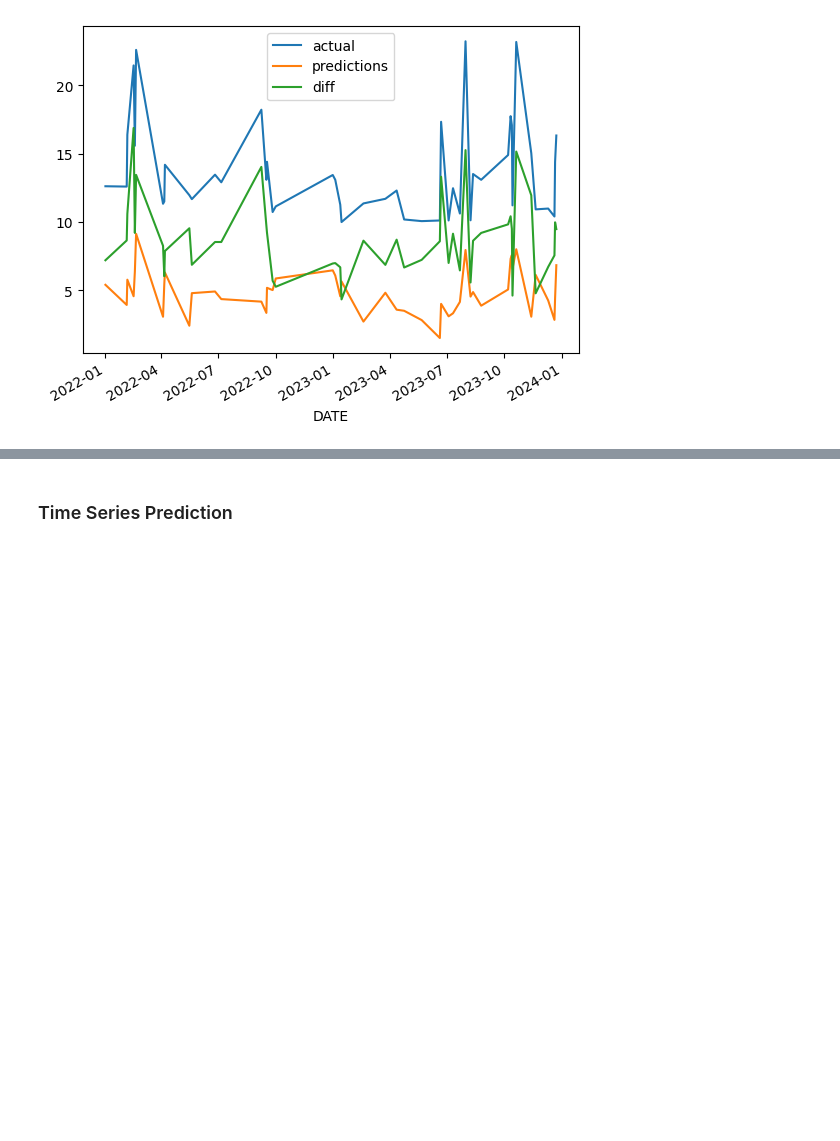
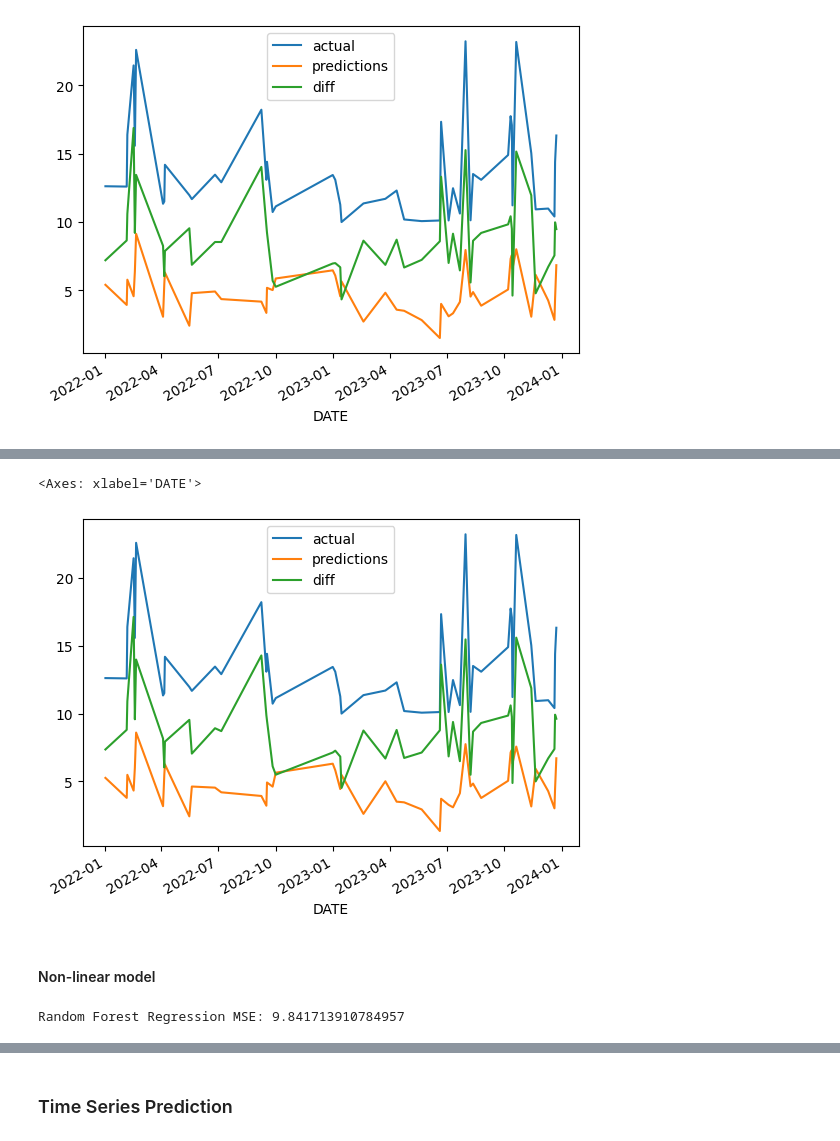
Before and after one commit to shizukuyu/machine-learning, a Jupyter notebook: germany_3.ipynb, the cells around one changed output, grey strips where cells are left out. Drawn from its saved outputs; the diff is of its cells as text; code cells hidden in the pictures; blank space fills up the shorter version.

```diff
--- a/germany_3.ipynb
+++ b/germany_3.ipynb
@@ -722,0 +748,5 @@ result.plot()
+# %%
+combined["diff"] = (combined["actual"] - combined["predictions"]).abs()
+filtered = combined[combined["actual"] > 10]
+result = filtered[["actual", "predictions", "diff"]]
+result.sort_values("diff", ascending=False).head(10)
@@ -722,0 +766,19 @@ result.plot()
+# %%
+result.plot()
+# %% [output]
+<Axes: xlabel='DATE'>
+[figure, added]
+# %% [markdown]
+#### Non-linear model
+# %%
+from sklearn.ensemble import RandomForestRegressor
+
+rf_reg = RandomForestRegressor(n_estimators=100, random_state=42)  # 设置随机森林参数
+rf_reg.fit(train[features2], train["precip"])
+
+predictions_rf = rf_reg.predict(test[features2])
+
+mse_rf = mean_squared_error(test["precip"], predictions_rf)
+print(f'Random Forest Regression MSE: {mse_rf}')
+# %% [output]
+Random Forest Regression MSE: 9.841713910784957
```
Also changed, not shown: parts of 13 cells of this notebook.
